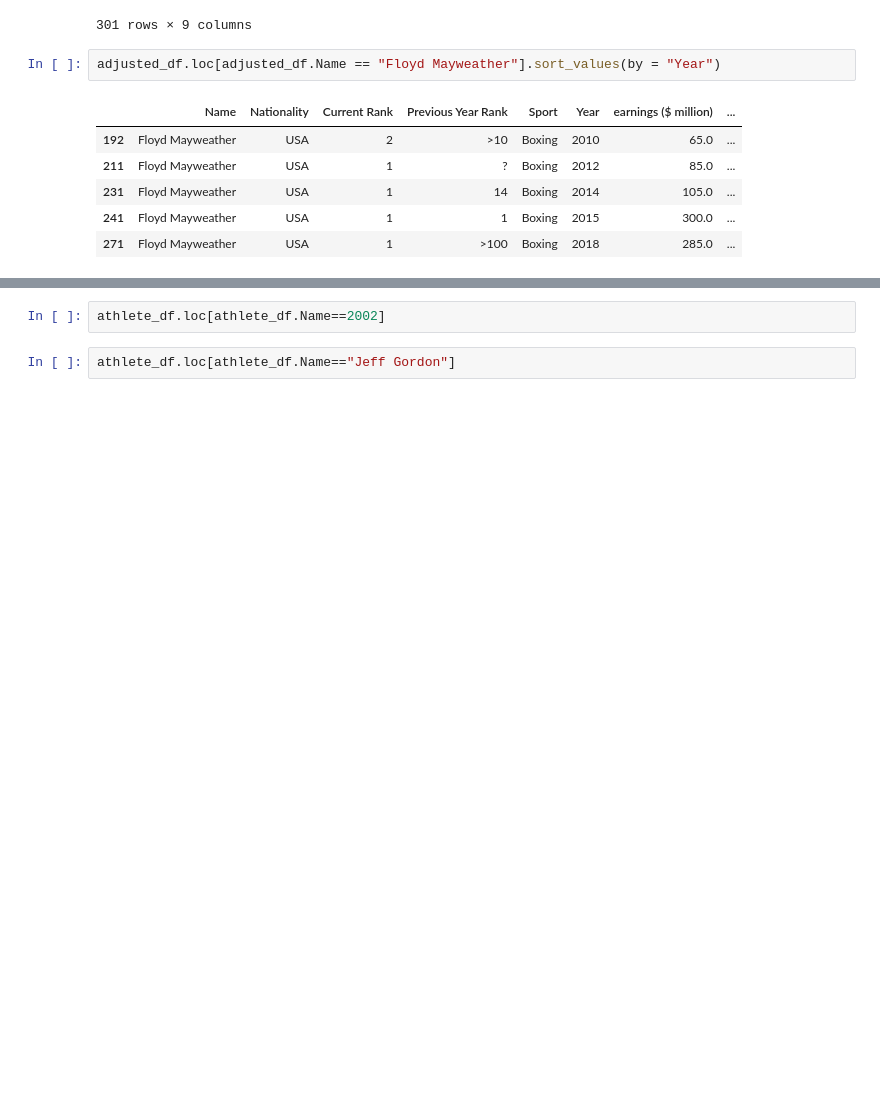
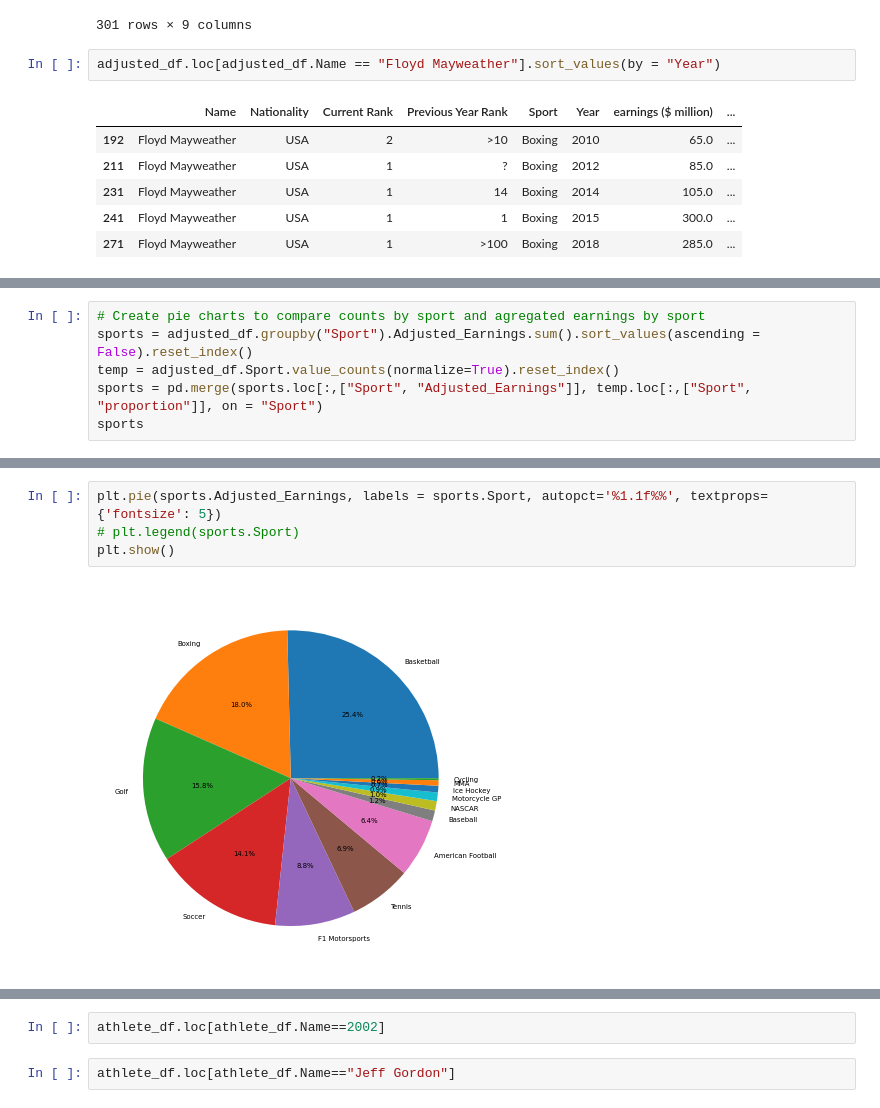
Before and after one commit to cisnerosjp/SMU-Project1-HighestPaidAthletes, a Jupyter notebook: AthletePay_adjusted.ipynb, the cells around one changed output, grey strips where cells are left out. Drawn from its saved outputs; the diff is of its cells as text; blank space fills up the shorter version.

```diff
--- a/AthletePay_adjusted.ipynb
+++ b/AthletePay_adjusted.ipynb
@@ -260,0 +293,6 @@ athlete_df.Year.value_counts()
+# %%
+# Create pie charts to compare counts by sport and agregated earnings by sport
+sports = adjusted_df.groupby("Sport").Adjusted_Earnings.sum().sort_values(ascending = False).reset_index()
+temp = adjusted_df.Sport.value_counts(normalize=True).reset_index()
+sports = pd.merge(sports.loc[:,["Sport", "Adjusted_Earnings"]], temp.loc[:,["Sport", "proportion"]], on = "Sport")
+sports
@@ -260,0 +314,6 @@ athlete_df.Year.value_counts()
+# %%
+plt.pie(sports.Adjusted_Earnings, labels = sports.Sport, autopct='%1.1f%%', textprops={'fontsize': 5})
+# plt.legend(sports.Sport)
+plt.show()
+# %% [output]
+[figure, added]
```
Also changed, not shown: parts of 11 cells of this notebook.
